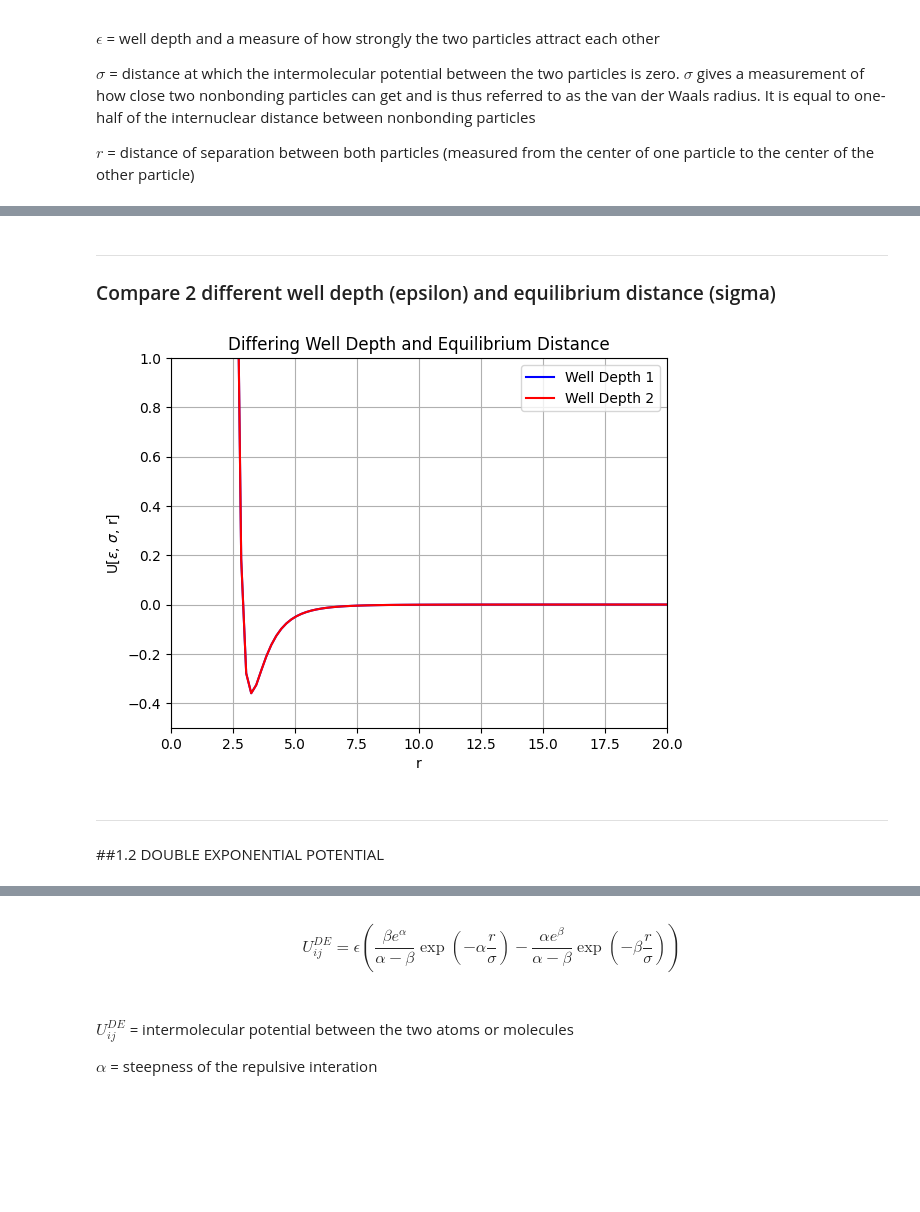
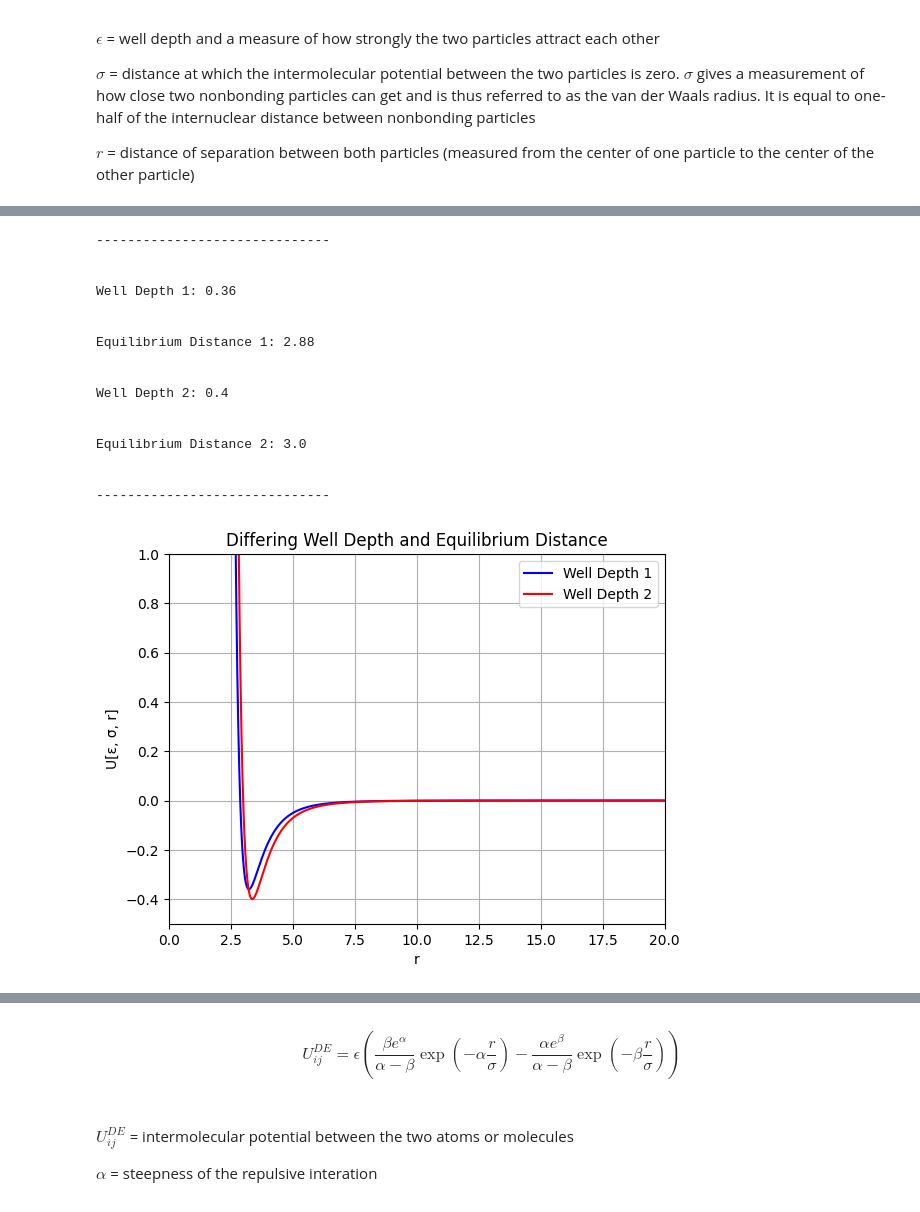
Before and after one commit to ArmanMoussavi1/Atomic_Potential_Functions, a Jupyter notebook: Atomic_Potential_Functions.ipynb, the cells around one changed output, grey strips where cells are left out. Drawn from its saved outputs; the diff is of its cells as text; code cells hidden in the pictures; blank space fills up the shorter version.

```diff
--- a/Atomic_Potential_Functions.ipynb
+++ b/Atomic_Potential_Functions.ipynb
@@ -32,4 +35,5 @@ import numpy as np
 # %%
+#@title 1.1 LJ Potential
 
 epsilon = 0.36
 sigma = 2.88
@@ -39,12 +43,23 @@ sigma = 2.88
 def U_LJ(epsilon, sigma, r):
     return 4 * epsilon * ((sigma / r)**12 - (sigma / r)**6)
 
-r = np.linspace(1*10**-10, 20, 100)
+r = np.linspace(1*10**-10, 20, 10000)
 potential = U_LJ(epsilon, sigma, r)
+
+
+print('\n')
+print('------------------------------')
+print('\n')
+print('Well Depth:', epsilon)
+print('\n')
+print('Equilibrium Distance:', sigma)
+print('\n')
+print('------------------------------')
+print('\n')
 
 plt.plot(r, potential, 'b')
 plt.xlabel('r')
-plt.ylabel('U[$\epsilon$, $\sigma$, r]')
+plt.ylabel('U[\u03B5, \u03C3, r]')
 plt.title('Lennard Jones Potential')
 plt.xlim(0, 20)
 plt.ylim(-0.5, 1)
@@ -54,36 +79,61 @@ plt.show()
 [figure]
-# %% [markdown]
-<hr>
-
-### Compare 2 different well depth (epsilon) and equilibrium distance (sigma)
 # %%
+#@title 1.2 Compare 2 different well depth (epsilon) and equilibrium distance (sigma)
+
 epsilon1 = 0.36  # Well Depth 1
 sigma1 = 2.88  # Equilibrium Distance 1
 
 
-epsilon2 = 0.36  # Well Depth 2
-sigma2 = 2.88  # Equilibrium Distance 2
+epsilon2 = 0.4  # Well Depth 2
+sigma2 = 3.0  # Equilibrium Distance 2
 
 
 
 def U_LJ(epsilon, sigma, r):
     return 4 * epsilon * ((sigma / r)**12 - (sigma / r)**6)
 
+r = np.linspace(1*10**-10, 20, 10000)
 
 plt.plot(r, U_LJ(epsilon1, sigma1, r), 'b', label='Well Depth 1')
 plt.plot(r, U_LJ(epsilon2, sigma2, r), 'r', label='Well Depth 2')
 
+print('\n')
+print('------------------------------')
+print('\n')
+print('Well Depth 1:', epsilon1)
+print('\n')
+print('Equilibrium Distance 1:', sigma1)
+print('\n')
+print('Well Depth 2:', epsilon2)
+print('\n')
+print('Equilibrium Distance 2:', sigma2)
+print('\n')
+print('------------------------------')
+print('\n')
+
 plt.xlabel('r')
-plt.ylabel('U[$\epsilon$, $\sigma$, r]')
+plt.ylabel('U[\u03B5, \u03C3, r]')
 plt.title('Differing Well Depth and Equilibrium Distance')
 plt.xlim(0, 20)
 plt.ylim(-0.5, 1)
 plt.legend(loc='best')
 plt.grid(True)
 plt.show()
 # %% [output]
+------------------------------
+
+
+Well Depth 1: 0.36
+
+
+Equilibrium Distance 1: 2.88
+
+
+Well Depth 2: 0.4
+
+
+Equilibrium Distance 2: 3.0
+
+
+------------------------------
-[figure, old version]
+[figure, new version]
-# %% [markdown]
-<hr>
-
-##1.2 DOUBLE EXPONENTIAL POTENTIAL
```
Also changed, not shown: parts of 9 cells of this notebook.
